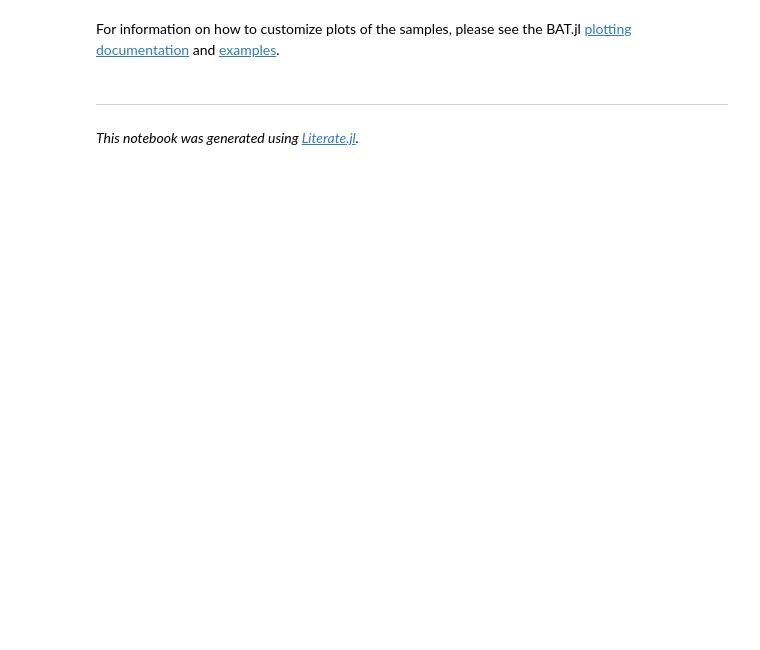
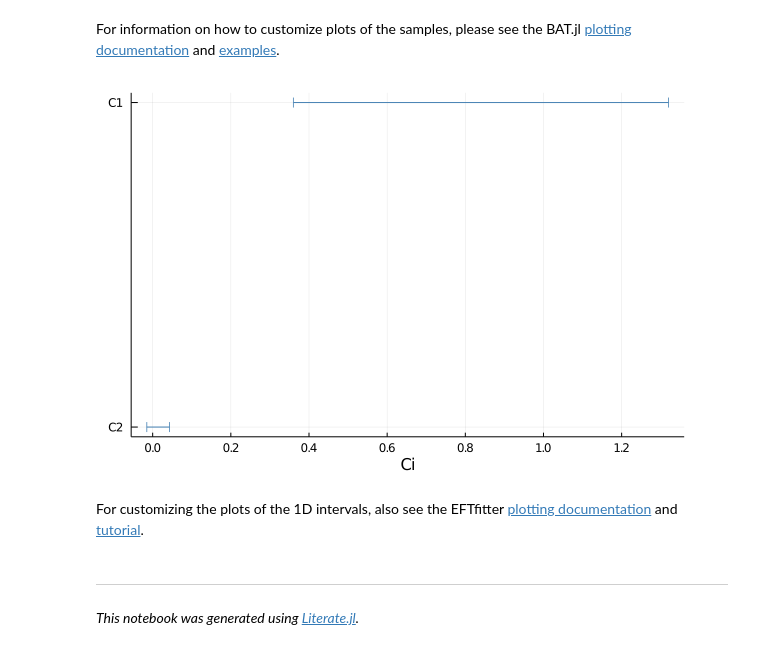
Before and after one commit to tudo-physik-e4/EFTfitter.jl, a Jupyter notebook: examples/notebooks/Tutorial.ipynb, the cells around one changed output. Saved outputs shown, nothing was run; the diff lists cells and outputs as text; code cells hidden in the pictures; blank space fills up the shorter version.

Commit message:
add 1d interval plot recipe

```diff
--- a/examples/notebooks/Tutorial.ipynb
+++ b/examples/notebooks/Tutorial.ipynb
@@ -264,6 +276,14 @@ p = plot(samples)
 For information on how to customize plots of the samples, please see the BAT.jl
 [plotting documentation](https://bat.github.io/BAT.jl/dev/plotting/) and
 [examples](https://github.com/bat/BAT.jl/blob/master/examples/dev-internal/plotting_examples.jl).
+# %%
+p = plot(samples, 0.9)
+# %% [output]
+[figure, added]
+# %% [markdown]
+For customizing the plots of the 1D intervals, also see the EFTfitter
+[plotting documentation](https://tudo-physik-e4.github.io/EFTfitter.jl/dev/plotting/)
+and [tutorial](https://github.com/tudo-physik-e4/EFTfitter.jl/blob/main/examples/tutorial/plotting.jl).
 # %% [markdown]
 ---
 
```
Also changed, not shown: parts of 9 cells of this notebook, 14 other files.
